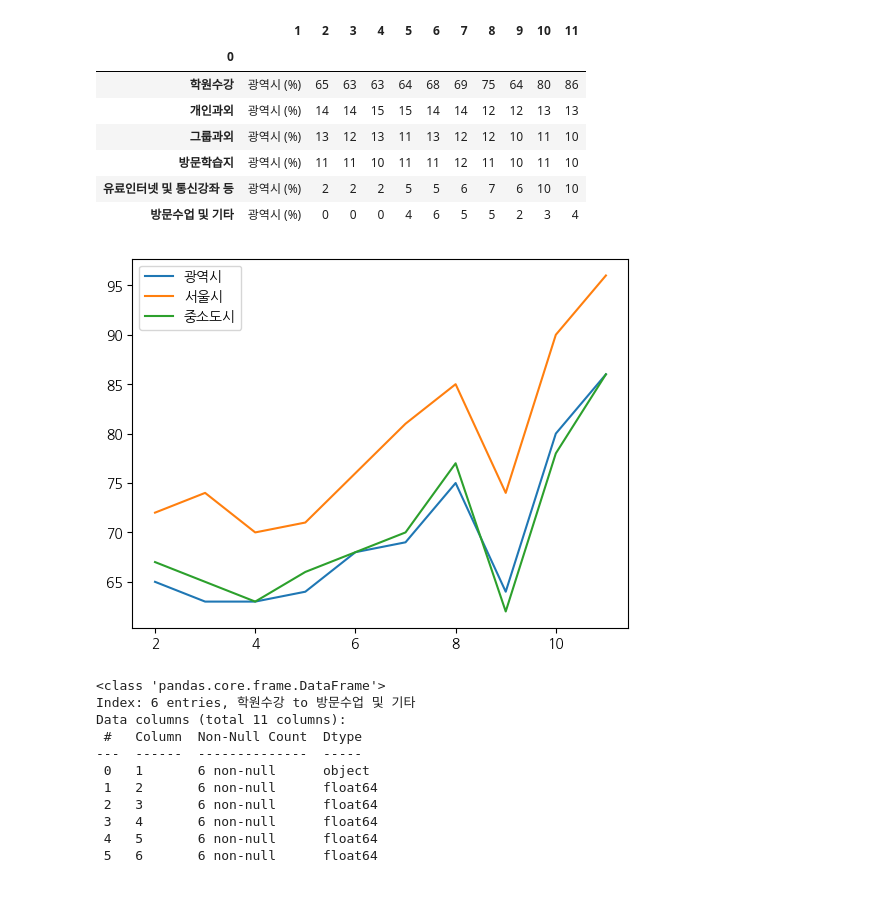
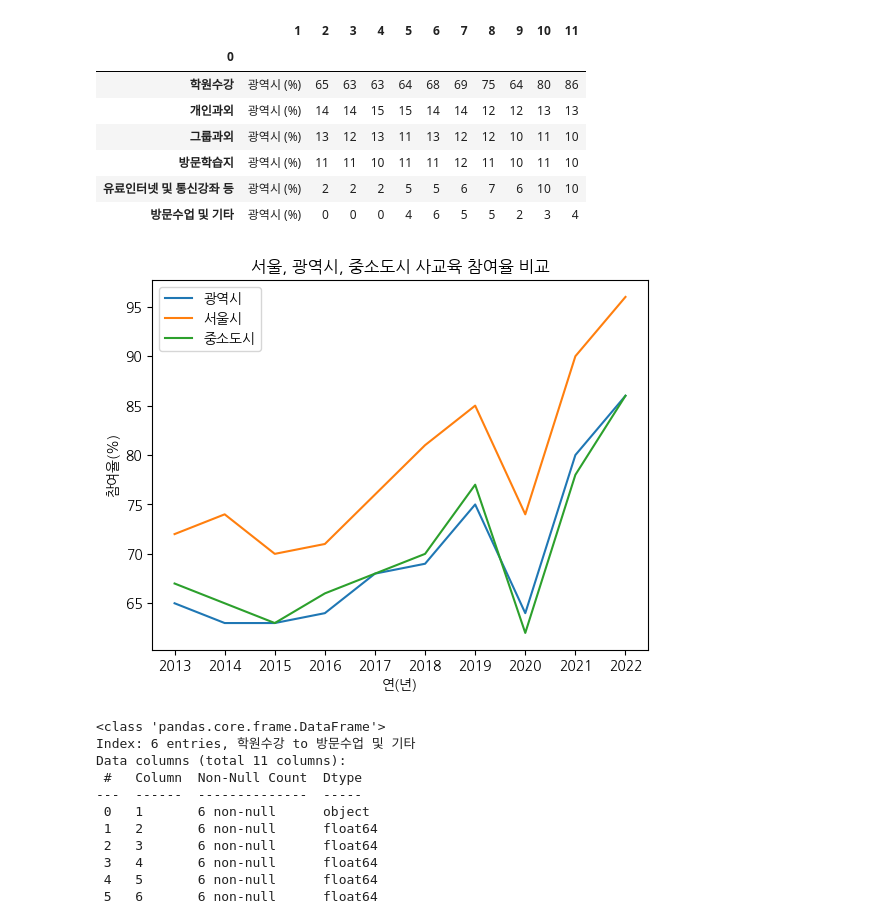
Before and after one commit to KDT05-SQL-project/KDT05-SQL-project, a Jupyter notebook: 명노아/particiments_analysis.ipynb, the cells around one changed output. Cells and saved outputs as stored; diff of their text form; code cells hidden in the pictures; blank space fills up the shorter version.

```diff
--- a/명노아/particiments_analysis.ipynb
+++ b/명노아/particiments_analysis.ipynb
@@ -158,12 +158,16 @@ city_DF
 # %%
 #2023년 기준으로 서울수와 광역시 수를 비교
 plt.plot(city_DF.loc["학원수강"][1:11], label="광역시")
 plt.plot(seoul_DF.loc["학원수강"][1:11], label="서울시")
 plt.plot(small_city_DF.loc["학원수강"][1:11], label="중소도시")
 plt.legend()
+plt.title("서울, 광역시, 중소도시 사교육 참여율 비교")
+plt.ylabel("참여율(%)")
+plt.xlabel("연(년)")
+plt.xticks(range(2,12), [i for i in range(2013,2023)])
 plt.show()
 # %% [output]
-[figure, old version]
+[figure, new version]
 # %%
 ratio=pd.read_csv("서울 비율.csv")
 ratio=ratio.iloc[21:31] # 2013~2022비율만 뽑아옴
```
Also changed, not shown: parts of 5 cells of this notebook, 3 other files.
